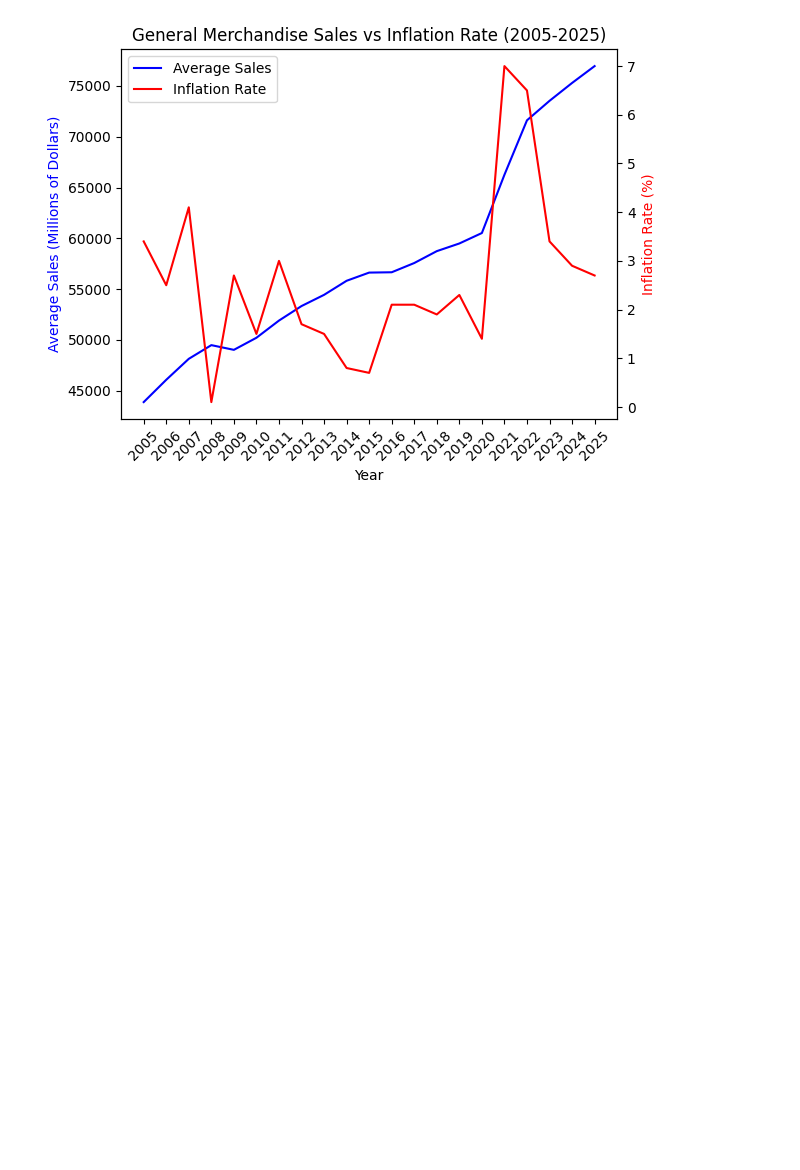
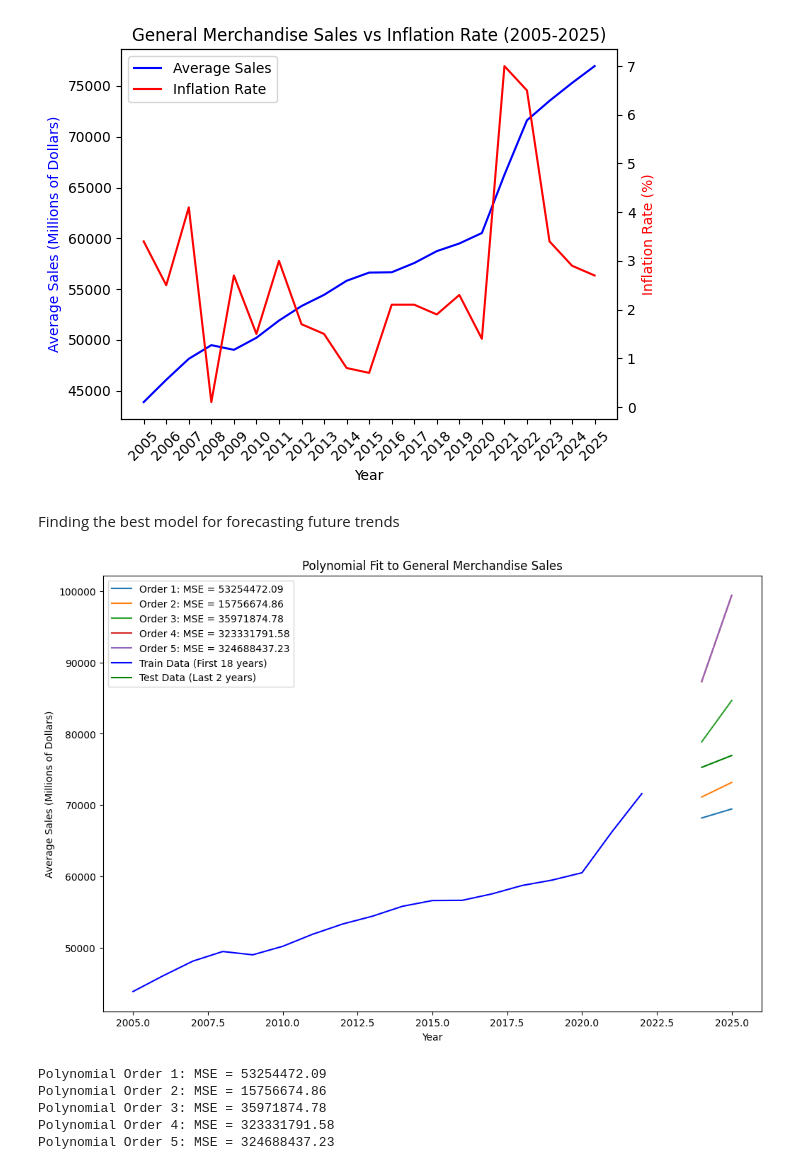
Before and after one commit to AjwadIbnSwalehin/retail-macro-forecasting, a Jupyter notebook: notebooks/general_merchandise.ipynb, the cells around one changed output. Drawn from its saved outputs; the diff is of its cells as text; code cells hidden in the pictures; blank space fills up the shorter version.

```diff
--- a/notebooks/general_merchandise.ipynb
+++ b/notebooks/general_merchandise.ipynb
@@ -147,3 +154,58 @@ plt.legend(handles=[line1, line2], loc="upper left")
 plt.show()
 # %% [output]
 [figure]
+# %% [markdown]
+Finding the best model for forecasting future trends
+# %%
+# Split into train/test by year
+split_year = df.index.min() + 18
+
+train_df = df[df.index < split_year]
+test_df = df[df.index >= split_year]
+
+# Extract X and y
+X_train = train_df.index.values[:18]
+y_train = yearly_averages[:18]
+
+X_test = test_df.index.values[-2:]
+y_test = yearly_averages[-2:]
+
+orders = [1, 2, 3, 4, 5]
+mse_values = []
+
+plt.figure(figsize=(12,8))
+
+for order in orders:
+    # Fit polynomial to the first 90 years
+    coefficients = np.polyfit(X_train, y_train, order)
+    polynomial = np.poly1d(coefficients)
+
+    y_pred = polynomial(X_test)
+
+    # Calculate mean squared error for the predictions
+    mse = np.mean((y_test - y_pred)**2)
+    mse_values.append(mse)
+
+    # Plot the polynomial fit
+    plt.plot(X_test, y_pred, label=f'Order {order}: MSE = {mse:.2f}')
+
+# Plot the actual data
+plt.plot(X_train, y_train, color='blue', label='Train Data (First 18 years)')
+plt.plot(X_test, y_test, color='green', label='Test Data (Last 2 years)')
+
+plt.xlabel('Year')
+plt.ylabel('Average Sales (Millions of Dollars)')
+plt.title('Polynomial Fit to General Merchandise Sales')
+plt.legend()
+plt.show()
+
+# Print MSE values for comparison
+for order, mse in zip(orders, mse_values):
+    print(f"Polynomial Order {order}: MSE = {mse:.2f}")
+# %% [output]
+[figure, added]
+Polynomial Order 1: MSE = 53254472.09
+Polynomial Order 2: MSE = 15756674.86
+Polynomial Order 3: MSE = 35971874.78
+Polynomial Order 4: MSE = 323331791.58
+Polynomial Order 5: MSE = 324688437.23
```
Also changed, not shown: parts of 4 cells of this notebook.
